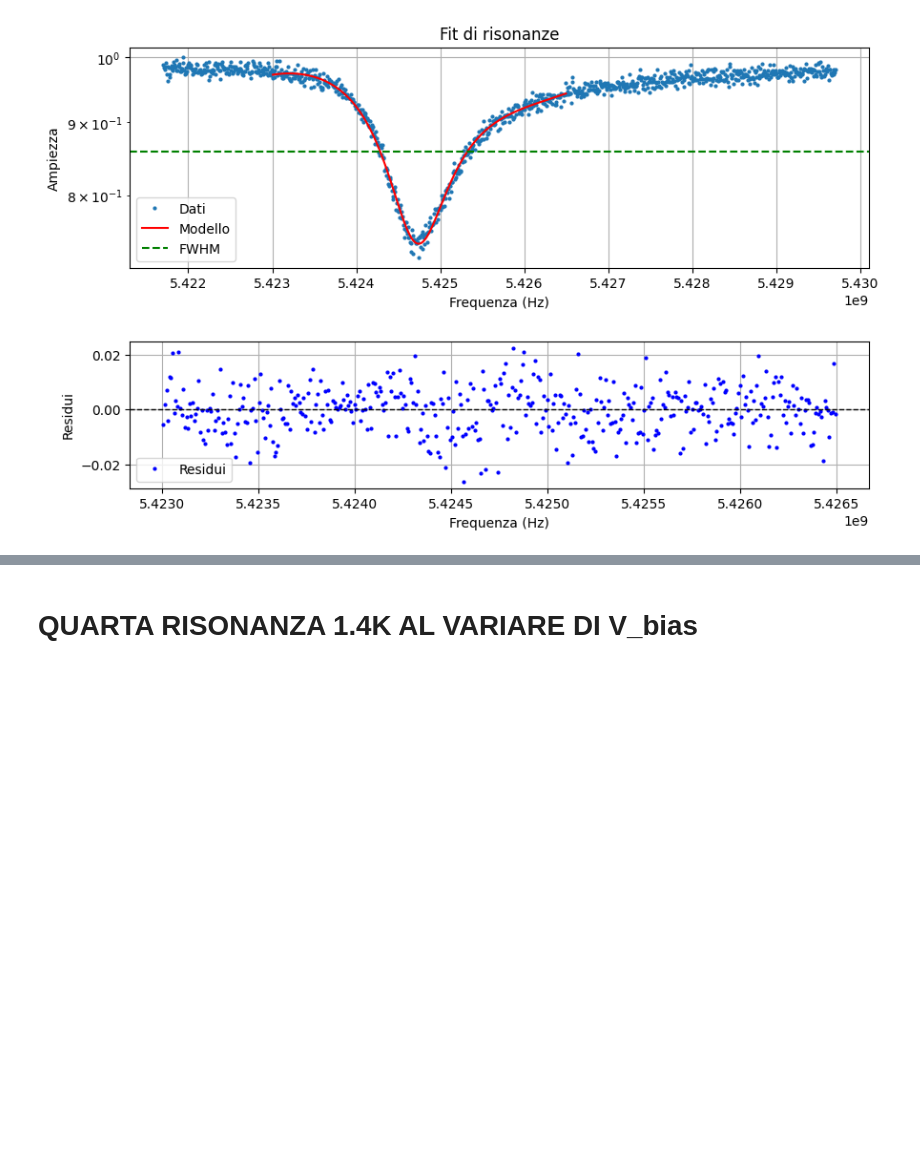
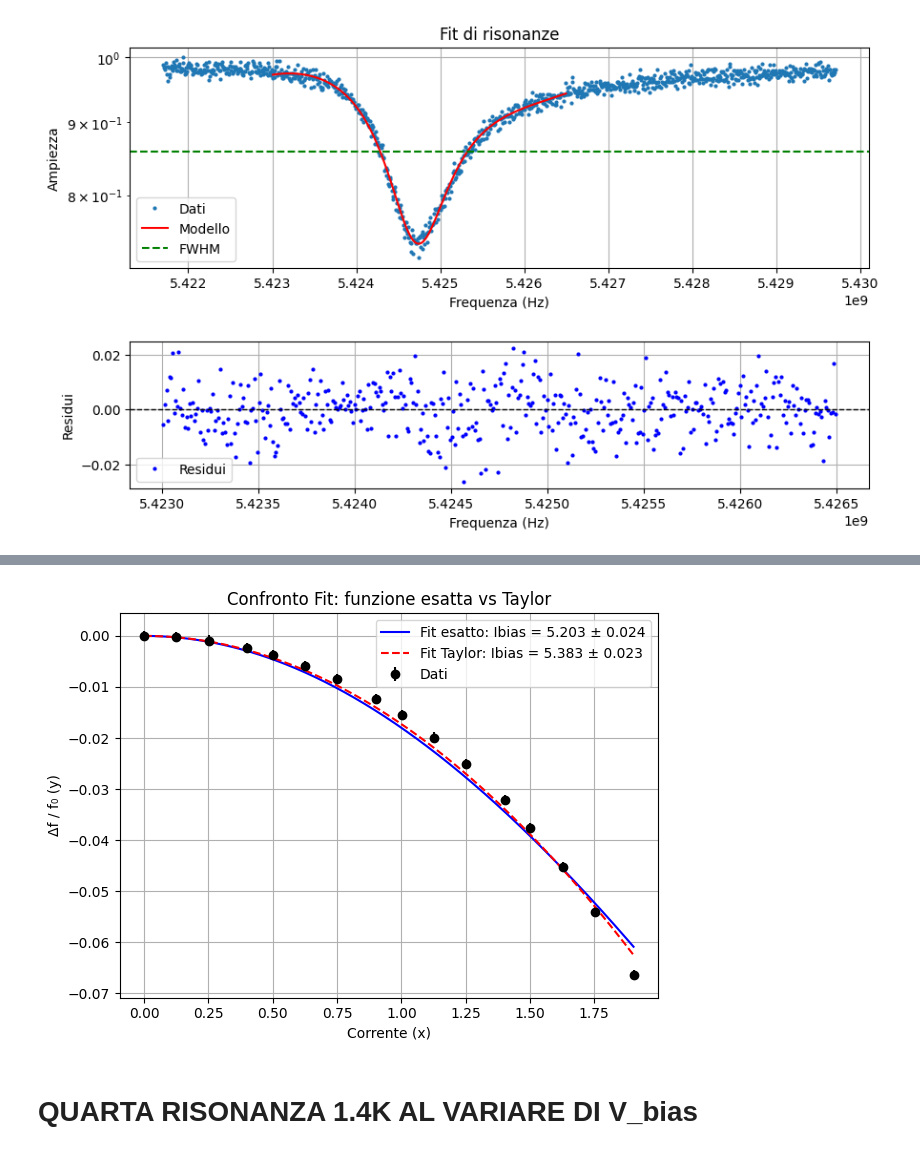
Before and after one commit to biqute/QTLab2425, a Jupyter notebook: 2Dqubit/presa_dati/Fit_1.4K/fit_1.4K.ipynb, the cells around one changed output, grey strips where cells are left out. Saved outputs shown, nothing was run; the diff lists cells and outputs as text; code cells hidden in the pictures; blank space fills up the shorter version.

Commit message:
Ibias fit res3 e res 4

```diff
--- a/2Dqubit/presa_dati/Fit_1.4K/fit_1.4K.ipynb
+++ b/2Dqubit/presa_dati/Fit_1.4K/fit_1.4K.ipynb
@@ -939,15 +701,6 @@ fr = 5496263801.359 +/- 8.606
 ## 3.8 V
 # %%
 #----------------------- V = 3.8 -------------------------------------------
-fr_list = []
-Qc_list = []
-Qt_list = []
-a_list = []
-b_list = []
-c_list = []
-d_list = []
-k_list = []
-phi_list = []
 
 initial_params = {
     'a': 1,
@@ -976,10 +729,6 @@ phi_list.append(phi)
 
 f_r = np.array(fr_list)
 y=(f_r-f_r[0])/ f_r[0]  # Calcola la variazione percentuale della frequenza di risonanza rispetto al primo valore
-V = np.array(V)
-
-
-x = V / 1.997
 # %% [output]
 Successo del fit: True
 Chi quadro ridotto: 54.80095627953884
@@ -995,0 +747,71 @@ fr = 5424693141.001 +/- 12.264
+# %%
+import numpy as np
+import matplotlib.pyplot as plt
+from iminuit import Minuit
+from iminuit.cost import LeastSquares
+
+x = V/1.997
+y_err = np.ones_like(y) * 1e-3
+# ---- Funzioni ----
+
+# Funzione fisica esatta
+def exact_func(x, Ibias):
+    return 1 / np.sqrt(1 + (x / Ibias)**2) - 1
+
+# Espansione di Taylor alternativa (Ibias/x)^2
+def taylor_exp(x, Ibias):
+    return -0.5 * (x / Ibias)**2
+
+# ---- Fit 1: funzione esatta ----
+least_squares1 = LeastSquares(x, y, y_err, exact_func)
+m1 = Minuit(least_squares1, Ibias=5)
+m1.migrad()
+m1.hesse()
+Ibias_exact = m1.values["Ibias"]
+Ibias_exact_err = m1.errors["Ibias"]
+
+chi2_1 = least_squares1(m1.values)  # restituisce χ²
+ndof1 = len(x) - m1.nfit
+chi2r_1 = chi2_1 / ndof1
+
+
+# ---- Fit 2: funzione Taylor ----
+least_squares2 = LeastSquares(x, y, y_err, taylor_exp)
+m2 = Minuit(least_squares2, Ibias=5)
+m2.migrad()
+m2.hesse()
+Ibias_taylor = m2.values["Ibias"]
+Ibias_taylor_err = m2.errors["Ibias"]
+
+chi2_2 = least_squares2(m2.values)
+ndof2 = len(x) - m2.nfit
+chi2r_2 = chi2_2 / ndof2
+
+print("=== Fit Esatto ===")
+print(f"Ibias = {Ibias_exact:.5f} ± {Ibias_exact_err:.5f}")
+print(f"χ² = {chi2_1:.2e}, dof = {ndof1}, χ²_r = {chi2r_1:.3f}\n")
+
+print("=== Fit Taylor ===")
+print(f"Ibias = {Ibias_taylor:.5f} ± {Ibias_taylor_err:.5f}")
+print(f"χ² = {chi2_2:.2e}, dof = {ndof2}, χ²_r = {chi2r_2:.3f}")
+# ---- Plot ----
+plt.errorbar(x, y, yerr=y_err, fmt='o', label='Dati', color='black')
+
+# Fit con funzione esatta
+x_fit = np.linspace(np.min(x), np.max(x), 500)
+plt.plot(x_fit, exact_func(x_fit, Ibias_exact), 'b-',
+         label=f'Fit esatto: Ibias = {Ibias_exact:.3f} ± {Ibias_exact_err:.3f}')
+
+# Fit con funzione Taylor
+plt.plot(x_fit, taylor_exp(x_fit, Ibias_taylor), 'r--',
+         label=f'Fit Taylor: Ibias = {Ibias_taylor:.3f} ± {Ibias_taylor_err:.3f}')
+
+# --- Etichette ---
+plt.xlabel("Corrente (x)")
+plt.ylabel("Δf / f₀ (y)")
+plt.title("Confronto Fit: funzione esatta vs Taylor")
+plt.legend()
+plt.grid(True)
+plt.tight_layout()
+plt.show()
+# %% [output]
@@ -996,3 +825,4 @@ fr = 5424693141.001 +/- 12.264
+[figure, added]
 # %% [markdown]
 # QUARTA RISONANZA 1.4K AL VARIARE DI V_bias
 # %% [markdown]
```
Also changed, not shown: parts of 40 cells of this notebook, 3 other files.
